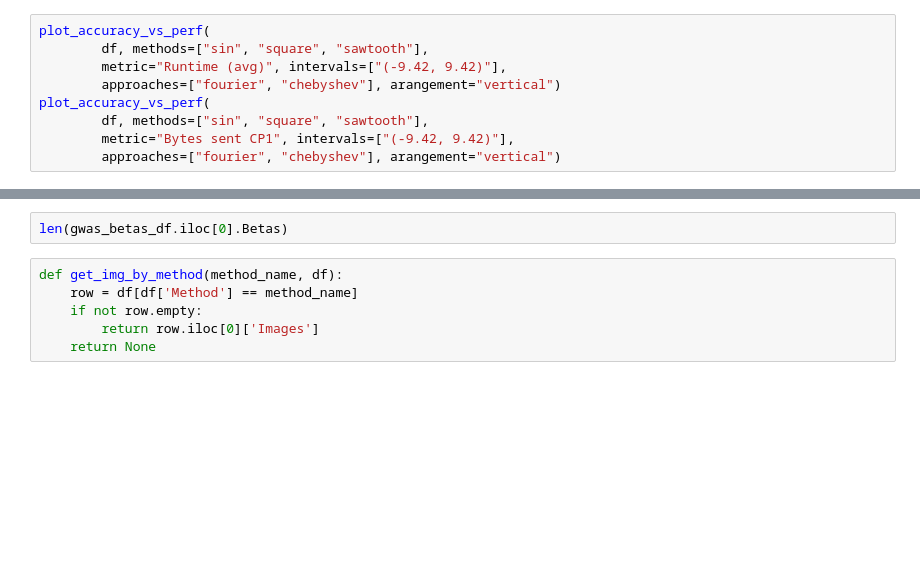
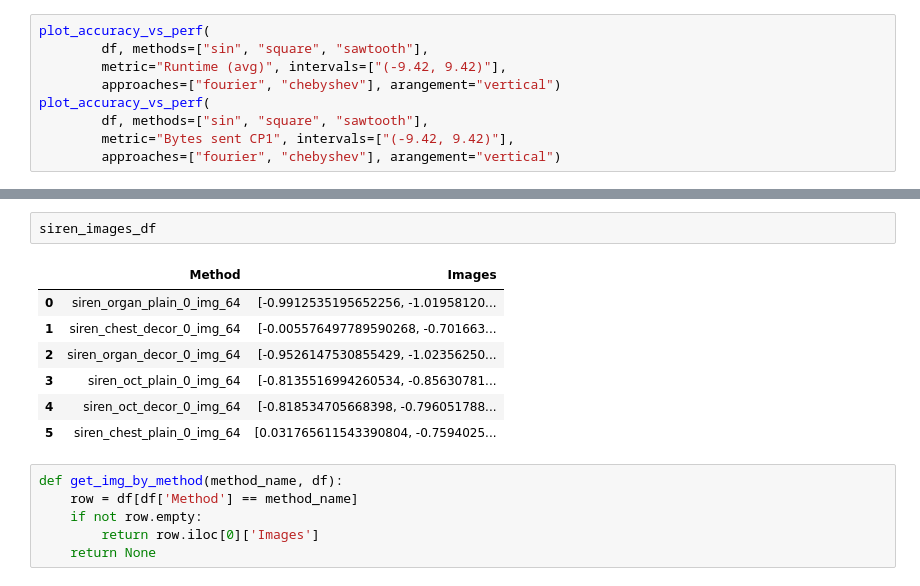
Before and after one commit to hcholab/decor, a Jupyter notebook: plots.ipynb, the cells around one changed output, grey strips where cells are left out. Cells and saved outputs as stored; diff of their text form; blank space fills up the shorter version.

```diff
--- a/plots.ipynb
+++ b/plots.ipynb
@@ -361,8 +361,16 @@ for dump_file in dump_files:
 e2e_df = pd.DataFrame(df_data)
 gwas_betas_df = pd.DataFrame(df_gwas_betas)
 siren_images_df = pd.DataFrame(df_siren_images)
-# %%
-len(gwas_betas_df.iloc[0].Betas)
+# %%
+siren_images_df
+# %% [output]
+|  | Method | Images |
+| 0 | siren_organ_plain_0_img_64 | [-0.9912535195652256, -1.01958120... |
+| 1 | siren_chest_decor_0_img_64 | [-0.005576497789590268, -0.701663... |
+| 2 | siren_organ_decor_0_img_64 | [-0.9526147530855429, -1.02356250... |
+| 3 | siren_oct_plain_0_img_64 | [-0.8135516994260534, -0.85630781... |
+| 4 | siren_oct_decor_0_img_64 | [-0.818534705668398, -0.796051788... |
+| 5 | siren_chest_plain_0_img_64 | [0.031765611543390804, -0.7594025... |
 # %%
 def get_img_by_method(method_name, df):
     row = df[df['Method'] == method_name]
```
Also changed, not shown: parts of 2 cells of this notebook, 8 other files.
